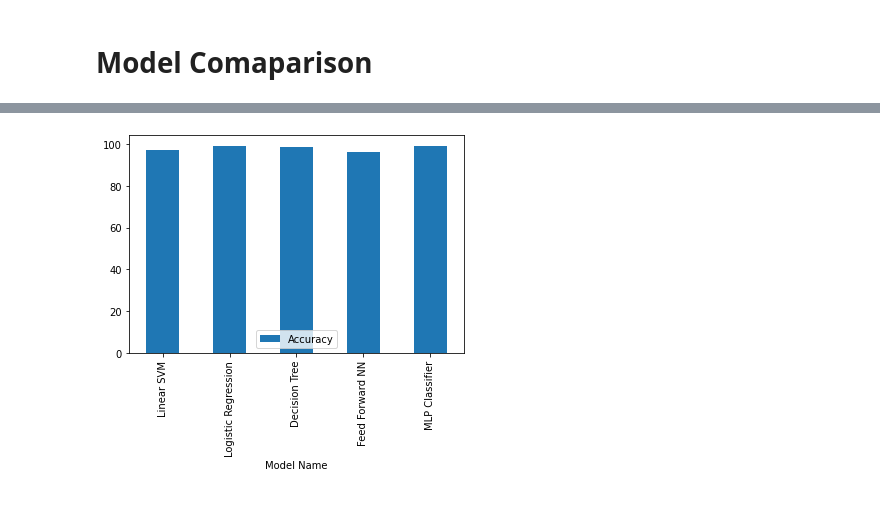
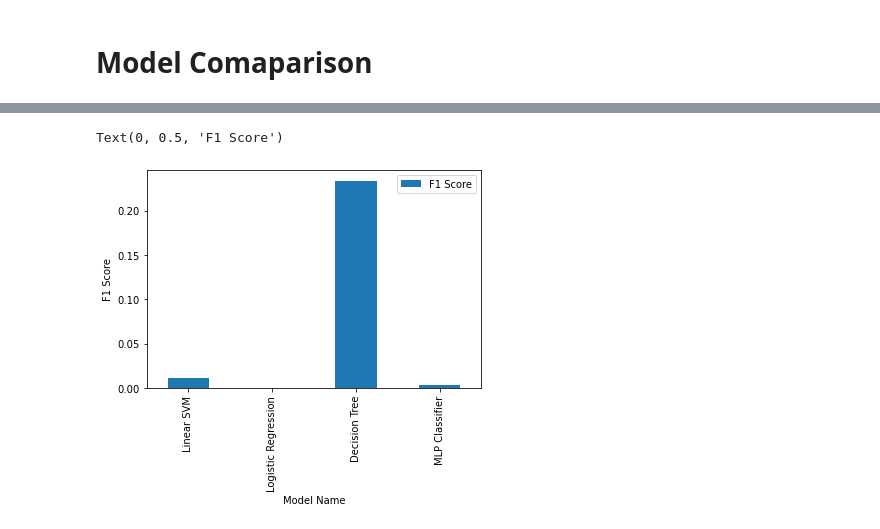
Before and after one commit to sheetalrprasad/Financial-Incident-Analysis, a Jupyter notebook: Finance Project.ipynb, the cells around one changed output, grey strips where cells are left out. Saved outputs shown, nothing was run; the diff lists cells and outputs as text; code cells hidden in the pictures.

Commit message:
non-sequential models

```diff
--- a/Finance Project.ipynb
+++ b/Finance Project.ipynb
@@ -289,6 +293,6 @@ print("Recall:",lr_recall)
 # %% [output]
 Recall: 0.0
 # %%
-lr_f1 = metrics.f1_score(y_test, y_pred_lr, average='micro')
+lr_f1 = metrics.f1_score(y_test, y_pred_lr)
 print("F1 Score:",lr_f1)
 # %% [output]
@@ -492,2 +385,0 @@ F1 Score: 0.9607869279883857
-# %%
-model_comparison_data.append(["Feed Forward NN",nn_accuracy, nn_precision, nn_recall, nn_f1])
@@ -504,7 +386,7 @@ confusion_matrix_plot(cm_nn)
 # %% [markdown]
 ## MLPClassifier
 # %%
-mlpClf = MLPClassifier(random_state=1, max_iter=300)
+mlpClf = MLPClassifier(max_iter=300, activation = 'relu', solver='adam', random_state=1)
 # %% [markdown]
 Training Model
 # %%
@@ -535,4 +417,4 @@ Recall: 0.0
 # %%
-mlp_f1 = metrics.f1_score(y_test, y_pred_mlp, average='micro')
+mlp_f1 = metrics.f1_score(y_test, y_pred_mlp)
 print("F1 Score:",mlp_f1)
 # %% [output]
@@ -570,4 +451,6 @@ modelDf
 # %%
-ax = modelDf.plot.bar(x='Model Name', y='Accuracy')
+ax = modelDf.plot.bar(x='Model Name', y='F1 Score')
+plt.ylabel('F1 Score')
 # %% [output]
+Text(0, 0.5, 'F1 Score')
-[figure, old version]
+[figure, new version]
```
Also changed, not shown: parts of 53 cells of this notebook, 3 other files.
